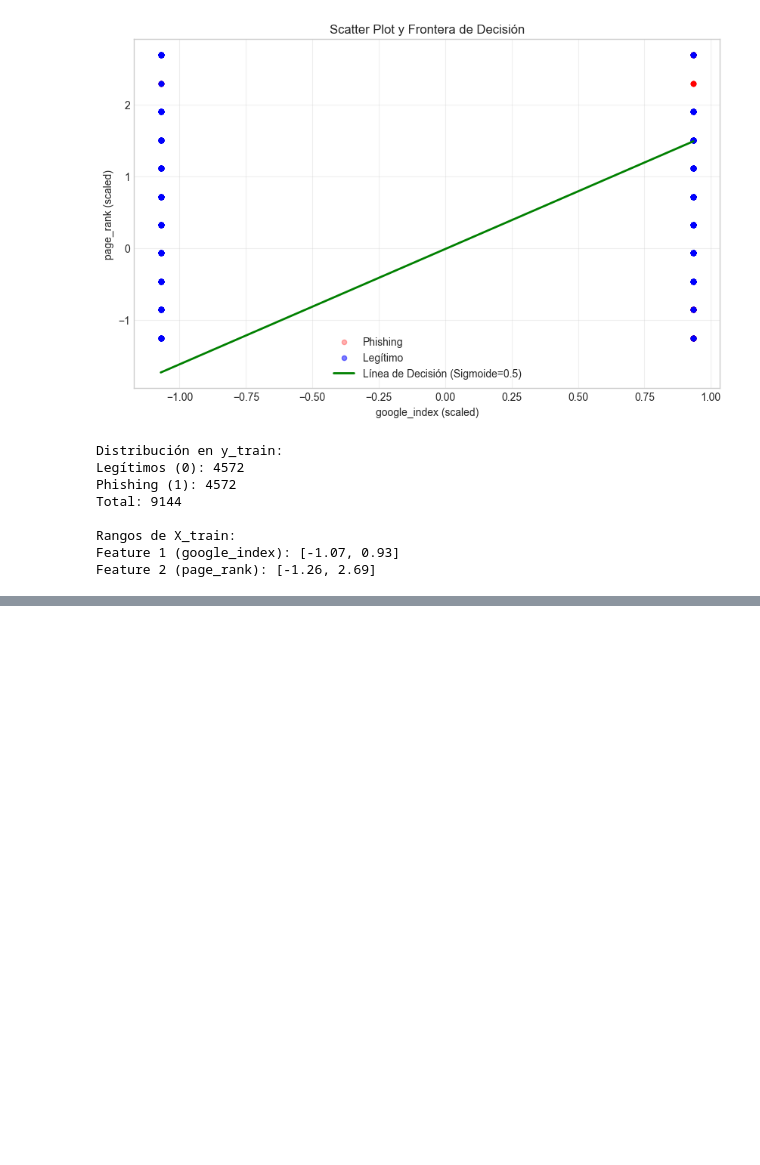
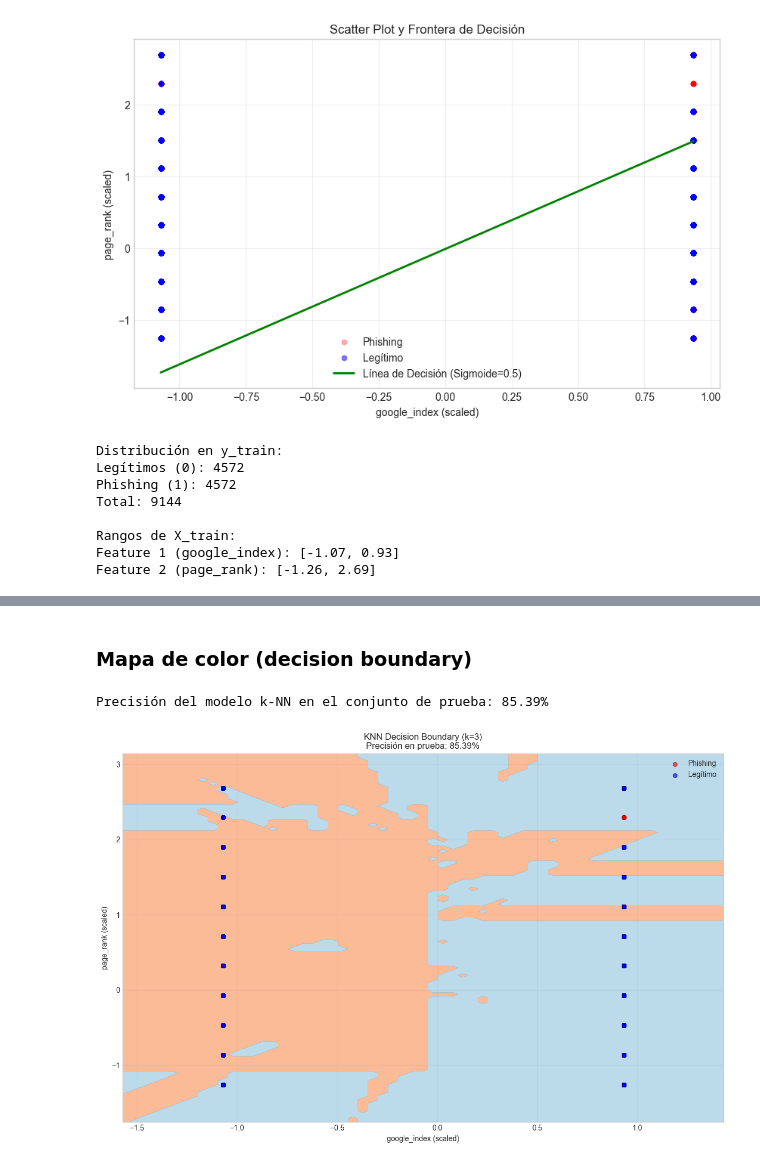
Before and after one commit to dlop6/IA, a Jupyter notebook: Tareas/Lab2.ipynb, the cells around one changed output, grey strips where cells are left out. Drawn from its saved outputs; the diff is of its cells as text; code cells hidden in the pictures; blank space fills up the shorter version.

```diff
--- a/Tareas/Lab2.ipynb
+++ b/Tareas/Lab2.ipynb
@@ -632,0 +614,62 @@ Sesgo aprendido (b): -0.0182
+# %%
+def predict_knn(X_train, y_train, X_test, k):
+    predicciones = []
+
+    for row in X_test:
+        # distancia euclidiana entre row y todos los puntos en X_train
+        distances = [np.linalg.norm(row - x) for x in X_train]
+
+        sorted_indices = np.argsort(distances)[:k]
+
+        k_nearest_labels = [np.array(y_train)[i] for i in sorted_indices]
+        most_common = max(set(k_nearest_labels), key=k_nearest_labels.count)
+        predicciones.append(most_common)
+
+    return np.array(predicciones)
+# %% [markdown]
+### Mapa de color (decision boundary)
+# %%
+predicciones = predict_knn(X_train, y_train, X_test, k=3)
+
+y_pred_exitosas = np.mean(np.array(predicciones) == y_test) * 100
+print(f"Precisión del modelo k-NN en el conjunto de prueba: {y_pred_exitosas:.2f}%")
+# %% [output]
+Precisión del modelo k-NN en el conjunto de prueba: 85.39%
+# %%
+#
+x_min, x_max = X_train[:, 0].min() - 0.5, X_train[:, 0].max() + 0.5
+y_min, y_max = X_train[:, 1].min() - 0.5, X_train[:, 1].max() + 0.5
+
+# puntos del grid
+h = 0.05  # tamaño del paso
+xx, yy = np.meshgrid(np.arange(x_min, x_max, h),
+                     np.arange(y_min, y_max, h))
+
+#  aplanar el gird
+grid_points = np.c_[xx.ravel(), yy.ravel()]
+
+# predicciones para cada punto del grid
+grid_predictions = predict_knn(X_train, y_train, grid_points, k=3)
+grid_predictions = grid_predictions.reshape(xx.shape)
+
+# Visualizar
+plt.figure(figsize=(12, 8))
+
+# Mapa de color del decision boundary
+plt.contourf(xx, yy, grid_predictions, levels=1, cmap='RdYlBu', alpha=0.6)
+
+# Scatter plot de los puntos reales
+plt.scatter(X_train[y_train==1][:, 0], X_train[y_train==1][:, 1],
+            color='red', alpha=0.6, s=30, label='Phishing', edgecolors='darkred')
+plt.scatter(X_train[y_train==0][:, 0], X_train[y_train==0][:, 1],
+            color='blue', alpha=0.6, s=30, label='Legítimo', edgecolors='darkblue')
+
+plt.xlabel(f'{top_2_features[0]} (scaled)')
+plt.ylabel(f'{top_2_features[1]} (scaled)')
+plt.title(f'KNN Decision Boundary (k=3)\nPrecisión en prueba: {y_pred_exitosas:.2f}%')
+plt.legend()
+plt.grid(alpha=0.3)
+plt.tight_layout()
+plt.show()
+# %% [output]
+[figure, added]
```
Also changed, not shown: parts of 5 cells of this notebook.
